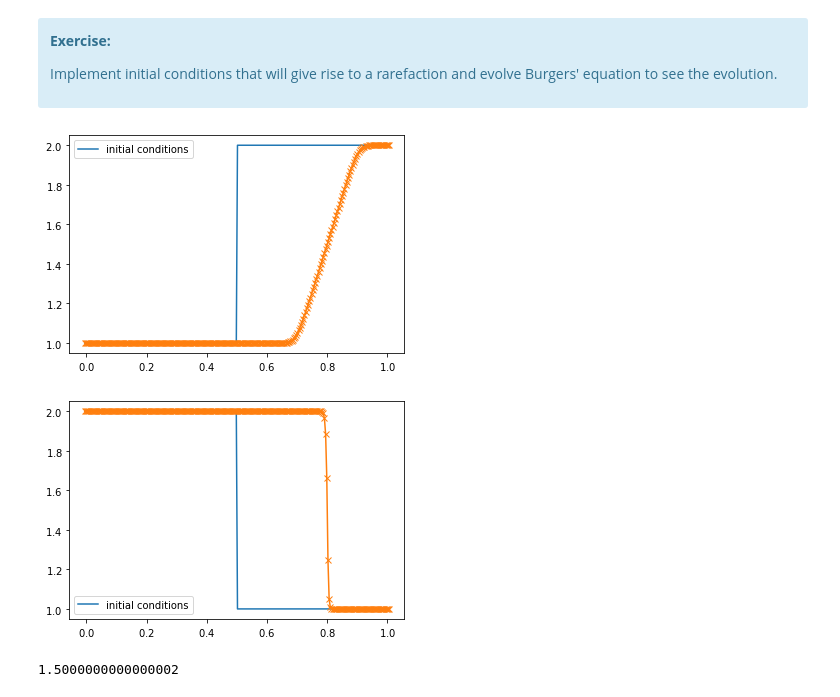
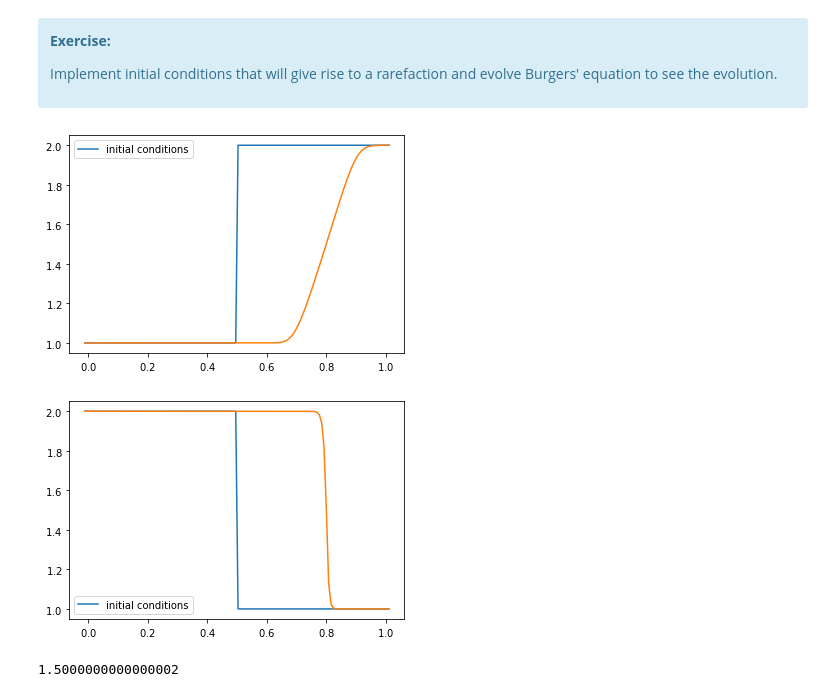
Before and after one commit to zingale/comp_astro_tutorial, a Jupyter notebook: content/06-burgers/06-burgers-methods.ipynb, the cells around one changed output. Cells and saved outputs as stored; diff of their text form; code cells hidden in the pictures.

```diff
--- a/content/06-burgers/06-burgers-methods.ipynb
+++ b/content/06-burgers/06-burgers-methods.ipynb
@@ -126,7 +126,7 @@ class FVGrid:
         ax = fig.add_subplot(111)
 
         ax.plot(self.x, self.uinit, label="initial conditions")
-        ax.plot(self.x, self.u, marker="x")
+        ax.plot(self.x, self.u)
         ax.legend()
         return fig
 # %% [markdown]
@@ -293,14 +293,14 @@ def rare(g):
     g.u[:] = 1.0
     g.u[g.x > 0.5] = 2.0
 # %%
-nx = 256
+nx = 128
 C = 0.5
 tmax = 0.2
 
 g = burgers_mol(nx, C, tmax, init_cond=rare)
 fig = g.plot()
 # %% [output]
-[figure, old version]
+[figure, new version]
 # %%
 def shock(g):
     g.u[:] = 2.0
@@ -309,7 +309,7 @@ def shock(g):
 g = burgers_mol(nx, C, tmax, init_cond=shock)
 fig = g.plot()
 # %% [output]
-[figure, old version]
+[figure, new version]
 # %%
 (0.8 - 0.5)/tmax
 # %% [output]
```
Also changed, not shown: parts of 2 cells of this notebook, 3 other files.
